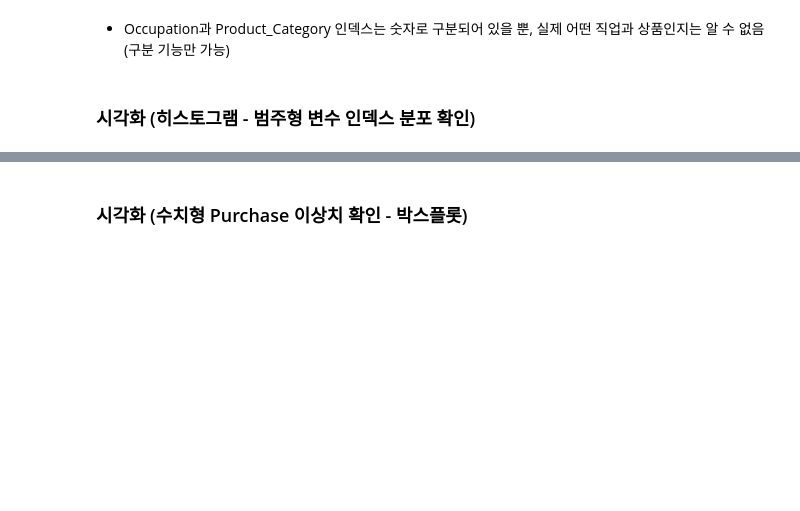
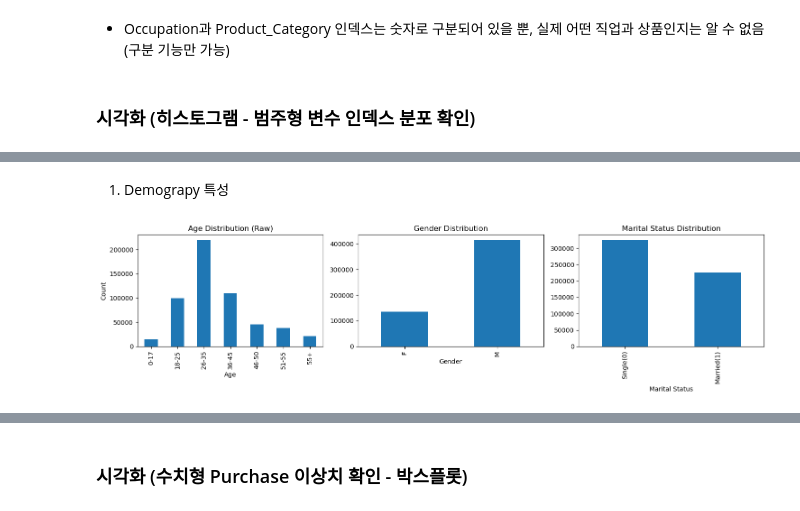
Before and after one commit to ally260509/hipython, a Jupyter notebook: Walmart/45.walmart_데이터분석.ipynb, the cells around one changed output, grey strips where cells are left out. Drawn from its saved outputs; the diff is of its cells as text; code cells hidden in the pictures; blank space fills up the shorter version.

```diff
--- a/Walmart/45.walmart_데이터분석.ipynb
+++ b/Walmart/45.walmart_데이터분석.ipynb
@@ -4,7 +23,7 @@
 # %%
 import pandas as pd
 # %%
-df = pd.read_csv('./data/walmart.csv')
+df = pd.read_csv('./walmart.csv')
 # %% [markdown]
 # 1. 데이터 구조 확인
 # %%
@@ -218,0 +183,38 @@ for col in nominal_cols:
+# %% [markdown]
+1) Demograpy 특성
+# %%
+import matplotlib.pyplot as plt
+
+fig, axes = plt.subplots(1, 3, figsize=(15, 4))
+
+# 1️⃣ Age (raw: 0-17, 18-25, ...)
+df['Age'].value_counts().sort_index().plot(
+    kind='bar',
+    ax=axes[0]
+)
+axes[0].set_title('Age Distribution (Raw)')
+axes[0].set_xlabel('Age')
+axes[0].set_ylabel('Count')
+
+# 2️⃣ Gender
+df['Gender'].value_counts().sort_index().plot(
+    kind='bar',
+    ax=axes[1]
+)
+axes[1].set_title('Gender Distribution')
+axes[1].set_xlabel('Gender')
+
+# 3️⃣ Marital_Status
+df['Marital_Status'].value_counts().sort_index().plot(
+    kind='bar',
+    ax=axes[2]
+)
+axes[2].set_title('Marital Status Distribution')
+axes[2].set_xlabel('Marital Status')
+axes[2].set_xticks([0, 1])
+axes[2].set_xticklabels(['Single(0)', 'Married(1)'])
+
+plt.tight_layout()
+plt.show()
+# %% [output]
+[figure, added]
```
Also changed, not shown: parts of 28 cells of this notebook, 3 other files.
